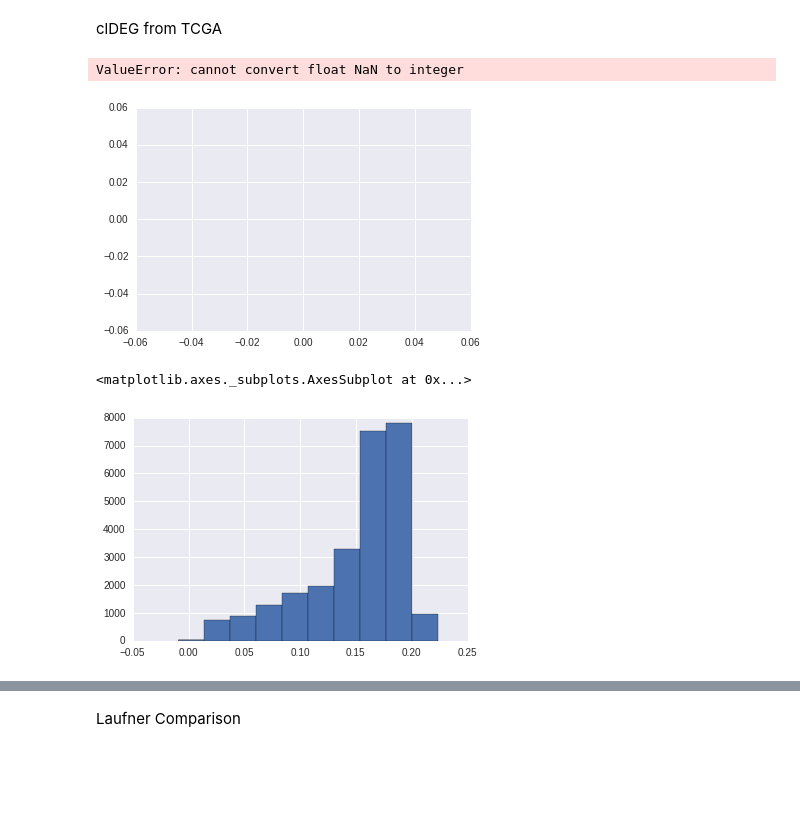
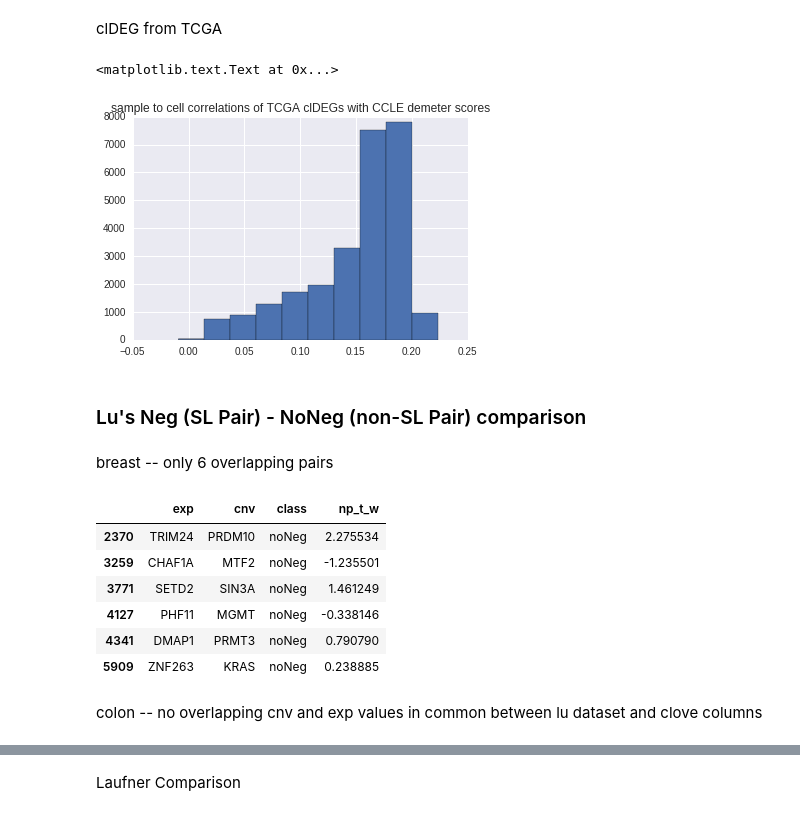
Before and after one commit to thjmattth/clove, a Jupyter notebook: ccle_results.ipynb, the cells around one changed output, grey strips where cells are left out. Cells and saved outputs as stored; diff of their text form; code cells hidden in the pictures; blank space fills up the shorter version.

```diff
--- a/ccle_results.ipynb
+++ b/ccle_results.ipynb
@@ -2891,25 +2891,41 @@ plt.title('cell to cell correlations of CCLE clDEGs with demeter scores')
 # %% [markdown]
 clDEG from TCGA
 # %%
-# exp = pd.read_pickle('data/breast_mrna_df.pickle')
-# cnv = pd.read_csv('data/breast_CCLE_DEL_calls.csv.gz', index_col=0, compression='gzip')
-# hits = pd.read_csv('data/breast_ttest_real_samp.tab.gz', sep='\t', index_col=0, compression='gzip')
-
-# cldeg = vulnerability_vector_count(exp, cnv, hits)
 cldeg = pd.read_csv('data/brca_het_clDEG_count.tab.gz', sep='\t', index_col=0, compression='gzip')
 dep_breast = pd.read_csv('data/breast_Achilles_gene_dependency.csv.gz', compression='gzip', index_col=0)
 
 corr = correlate_df_cols(cldeg, dep_breast, comb=True)
 
-%matplotlib inline
-sns.distplot(corr['pear_coeff'])
-plt.title('sample to cell correlations of TCGA clDEGs with CCLE demeter scores')
+# %matplotlib inline
+# sns.distplot(corr['pear_coeff'])
+# plt.title('sample to cell correlations of TCGA clDEGs with CCLE demeter scores')
-# %% [output]
-ValueError: cannot convert float NaN to integer
-[figure, removed]
 # %%
 # corr.shape[1] - corr.dropna().shape[1]
 corr.pear_coeff.hist()
+plt.title('sample to cell correlations of TCGA clDEGs with CCLE demeter scores')
 # %% [output]
-<matplotlib.axes._subplots.AxesSubplot at 0x...>
+<matplotlib.text.Text at 0x...>
-[figure, old version]
+[figure, new version]
+# %% [markdown]
+### Lu's Neg (SL Pair) - NoNeg (non-SL Pair) comparison
+# %% [markdown]
+breast -- only 6 overlapping pairs
+# %%
+lu = pd.read_excel('data/lu_negNoNeg_journal.pone.0125795.s003.XLSX')
+lu.columns = ['cnv', 'exp', 'class','homozygous_del','heterozygous_del','mixed_del','co_underexpression','expression_up_down']
+
+hits = pd.read_csv('data/breast_ttest_real_samp.tab.gz', sep='\t', index_col=0, compression='gzip')
+
+merged = pd.merge(lu[['exp', 'cnv', 'class']], hits[['exp', 'cnv', 'np_t_w']],  how='left', left_on=['exp', 'cnv'], right_on = ['exp', 'cnv'])
+# %%
+merged.dropna()
+# %% [output]
+|  | exp | cnv | class | np_t_w |
+| 2370 | TRIM24 | PRDM10 | noNeg | 2.275534 |
+| 3259 | CHAF1A | MTF2 | noNeg | -1.235501 |
+| 3771 | SETD2 | SIN3A | noNeg | 1.461249 |
+| 4127 | PHF11 | MGMT | noNeg | -0.338146 |
+| 4341 | DMAP1 | PRMT3 | noNeg | 0.790790 |
+| 5909 | ZNF263 | KRAS | noNeg | 0.238885 |
+# %% [markdown]
+colon -- no overlapping cnv and exp values in common between lu dataset and clove columns
```
Also changed, not shown: parts of 6 cells of this notebook, 4 other files.
